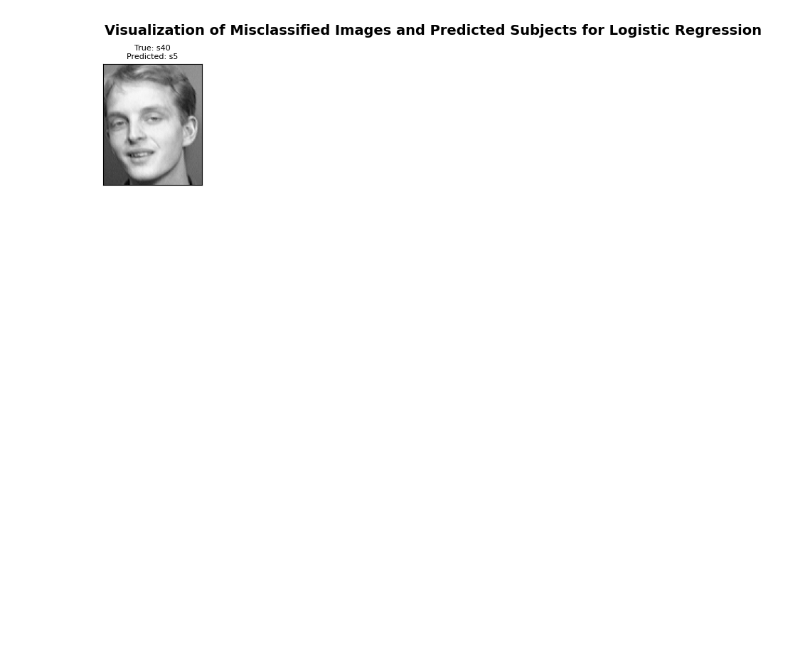
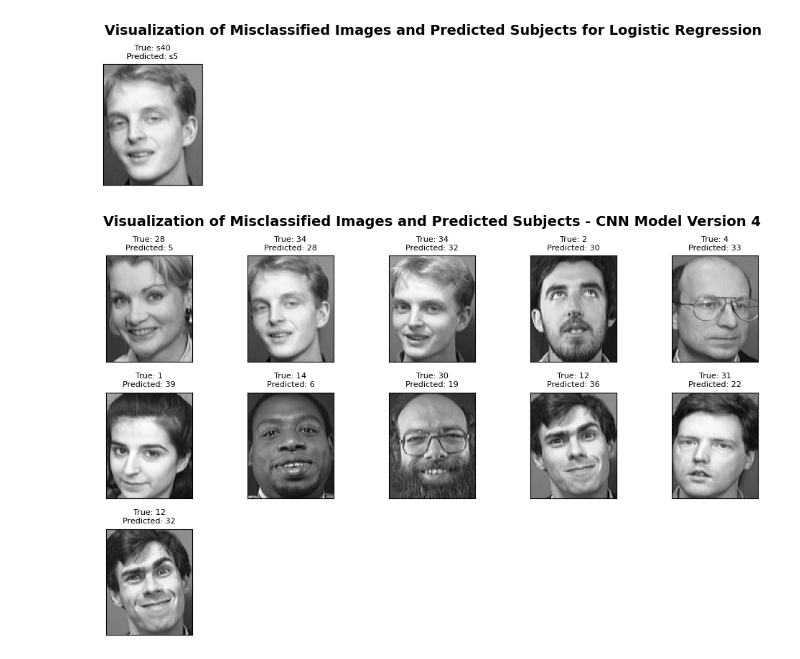
Before and after one commit to ShoaibFarooqui/Emotion-Classification, a Jupyter notebook: Project4.ipynb, the cells around one changed output. Cells and saved outputs as stored; diff of their text form; code cells hidden in the pictures; blank space fills up the shorter version.

```diff
--- a/Project4.ipynb
+++ b/Project4.ipynb
@@ -681,3 +751,25 @@ plt.tight_layout()
 plt.show()
 # %% [output]
 [figure]
+# %%
+# Calculate misclassified indices for CNN Model Version 4
+misclassified_cnn_v4 = np.where(np.argmax(y_pred_v4, axis=1) != np.argmax(y_test_encoded, axis=1))[0]
+
+# Display misclassified images along with text indicating True and Predicted subjects for CNN Model Version 4
+plt.figure(figsize=(10, 10))
+for i, index in enumerate(misclassified_cnn_v4):
+    img = X_test_original[index]
+    true_label = np.argmax(y_test_encoded[index])
+    pred_label = np.argmax(y_pred_v4[index])
+
+    plt.subplot(5, 5, i+1)
+    plt.xticks([])
+    plt.yticks([])
+    plt.imshow(img, cmap=plt.cm.gray)
+    plt.title(f"True: {true_label}\nPredicted: {pred_label}", fontsize=8)
+    plt.suptitle("Visualization of Misclassified Images and Predicted Subjects - CNN Model Version 4", fontsize=14, fontweight='bold')
+
+plt.tight_layout()
+plt.show()
+# %% [output]
+[figure, added]
```
Also changed, not shown: parts of 25 cells of this notebook.
